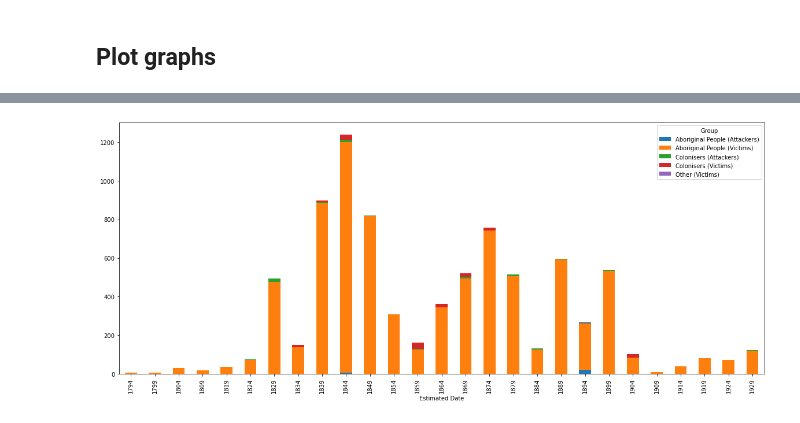
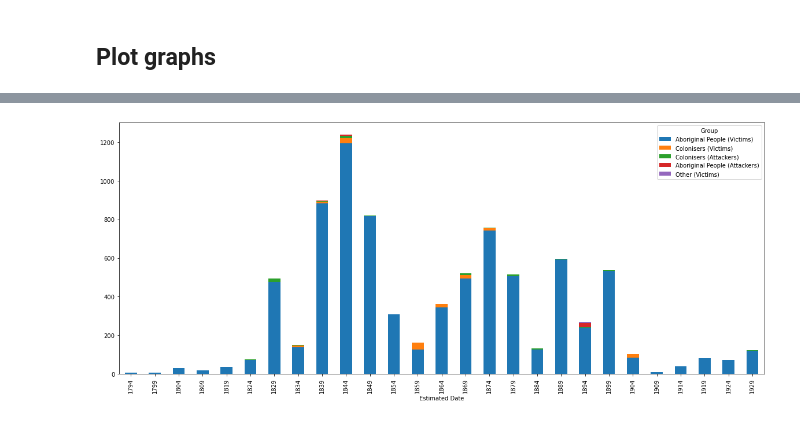
Before and after one commit to drewsonne/aus-colonial-massacres, a Jupyter notebook: analyses.ipynb, the cells around one changed output, grey strips where cells are left out. Cells and saved outputs as stored; diff of their text form; code cells hidden in the pictures.

Commit message:
Add sorted by killed numbers

```diff
--- a/analyses.ipynb
+++ b/analyses.ipynb
@@ -184,4 +184,4 @@ melted_df_nonnull = melted_df[melted_df.value > 0].rename(columns={'estimated_da
 
 
 monthly_df = melted_df_nonnull.append({'Estimated Date': datetime.datetime.strptime('1788-12-31', '%Y-%m-%d'), 'Group': 'Other (Victims)', 'Killed': 1}, ignore_index=True)
-monthly_df
+ordered_group_idx = monthly_df.groupby(['Group']).sum().sort_values(by=['Killed'], ascending=False).index.values
@@ -201,0 +188,20 @@ monthly_df
+# %%
+monthly_df = (
+    melted_df_nonnull.
+    groupby(['Estimated Date', 'Group']).
+    sum().
+    reset_index().
+    set_index('Estimated Date').
+    groupby([pd.Grouper(freq='5Y'), 'Group']).
+    sum().reset_index()
+)
+
+def sort_index(idx_entry: str):
+    print(idx_entry)
+    return idx_entry
+
+monthly_df['Group'] = monthly_df['Group'].astype("category")
+monthly_df['Group'].cat.as_ordered(inplace=True)
+monthly_df['Group'].cat.set_categories(ordered_group_idx, inplace=True)
+
+monthly_df
@@ -202,22 +226,11 @@ monthly_df
 # %%
-monthly_df = (
-    melted_df_nonnull.
-    groupby(['Estimated Date', 'Group']).
-    sum().
-    reset_index().
-    set_index('Estimated Date').
-    groupby([pd.Grouper(freq='5Y'), 'Group']).
-    sum().reset_index()
-)
-monthly_df
+monthly_df.Group = monthly_df.Group.astype("category")
+monthly_df = monthly_df.set_index(['Estimated Date', 'Group']).sort_index()
 
-monthly_df.Group = monthly_df.Group.astype("category")
-monthly_df = monthly_df.set_index(['Estimated Date', 'Group'])
-monthly_df
 ax = monthly_df['Killed'].unstack().plot.bar(stacked=True,figsize=(20,8))
 xtl = [item.get_text()[:4] for item in ax.get_xticklabels()]
 _ = ax.set_xticklabels(xtl)
 
 plt.savefig('aus-colonial-massacres.png')
 # %% [output]
-[figure, old version]
+[figure, new version]
```
Also changed, not shown: parts of 2 cells of this notebook, 1 other file.
